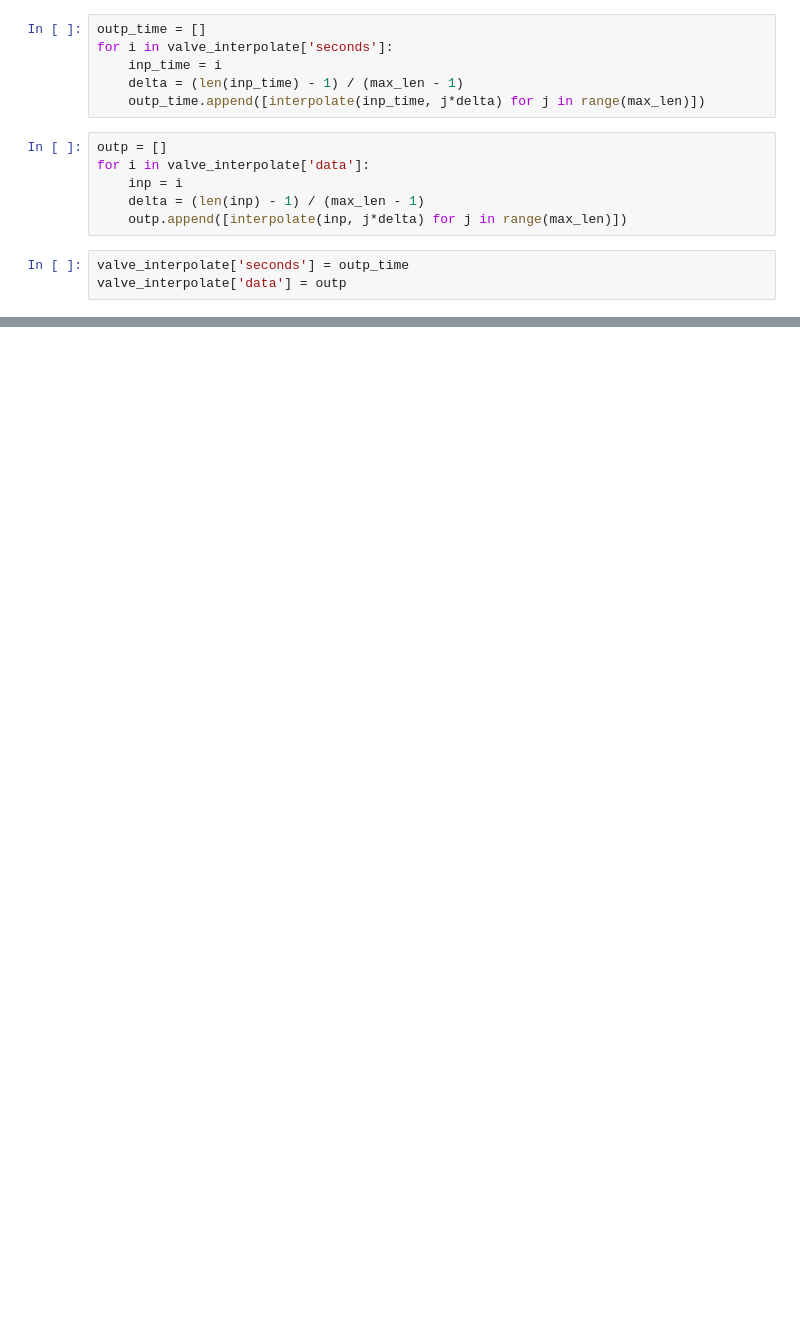
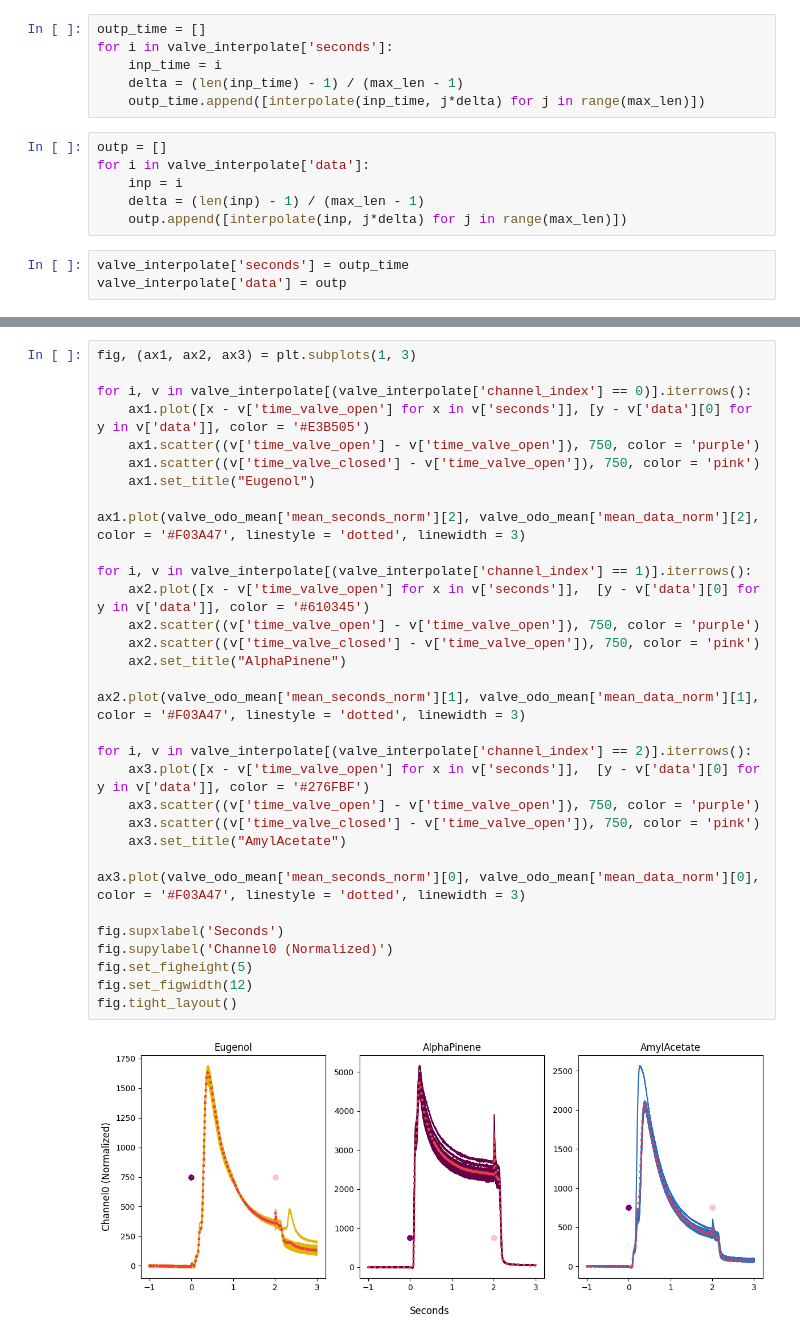
Before and after one commit to AllenNeuralDynamics/aind-behavior-rig-calibration, a Jupyter notebook: examples/olfacto_second_attempt.ipynb, the cells around one changed output, grey strips where cells are left out. Cells and saved outputs as stored; diff of their text form; blank space fills up the shorter version.

```diff
--- a/examples/olfacto_second_attempt.ipynb
+++ b/examples/olfacto_second_attempt.ipynb
@@ -311,0 +369,34 @@ fig.tight_layout()
+# %%
+fig, (ax1, ax2, ax3) = plt.subplots(1, 3)
+
+for i, v in valve_interpolate[(valve_interpolate['channel_index'] == 0)].iterrows():
+    ax1.plot([x - v['time_valve_open'] for x in v['seconds']], [y - v['data'][0] for y in v['data']], color = '#E3B505')
+    ax1.scatter((v['time_valve_open'] - v['time_valve_open']), 750, color = 'purple')
+    ax1.scatter((v['time_valve_closed'] - v['time_valve_open']), 750, color = 'pink')
+    ax1.set_title("Eugenol")
+
+ax1.plot(valve_odo_mean['mean_seconds_norm'][2], valve_odo_mean['mean_data_norm'][2], color = '#F03A47', linestyle = 'dotted', linewidth = 3)
+
+for i, v in valve_interpolate[(valve_interpolate['channel_index'] == 1)].iterrows():
+    ax2.plot([x - v['time_valve_open'] for x in v['seconds']],  [y - v['data'][0] for y in v['data']], color = '#610345')
+    ax2.scatter((v['time_valve_open'] - v['time_valve_open']), 750, color = 'purple')
+    ax2.scatter((v['time_valve_closed'] - v['time_valve_open']), 750, color = 'pink')
+    ax2.set_title("AlphaPinene")
+
+ax2.plot(valve_odo_mean['mean_seconds_norm'][1], valve_odo_mean['mean_data_norm'][1], color = '#F03A47', linestyle = 'dotted', linewidth = 3)
+
+for i, v in valve_interpolate[(valve_interpolate['channel_index'] == 2)].iterrows():
+    ax3.plot([x - v['time_valve_open'] for x in v['seconds']],  [y - v['data'][0] for y in v['data']], color = '#276FBF')
+    ax3.scatter((v['time_valve_open'] - v['time_valve_open']), 750, color = 'purple')
+    ax3.scatter((v['time_valve_closed'] - v['time_valve_open']), 750, color = 'pink')
+    ax3.set_title("AmylAcetate")
+
+ax3.plot(valve_odo_mean['mean_seconds_norm'][0], valve_odo_mean['mean_data_norm'][0], color = '#F03A47', linestyle = 'dotted', linewidth = 3)
+
+fig.supxlabel('Seconds')
+fig.supylabel('Channel0 (Normalized)')
+fig.set_figheight(5)
+fig.set_figwidth(12)
+fig.tight_layout()
+# %% [output]
+[figure, added]
```
Also changed, not shown: parts of 7 cells of this notebook.
